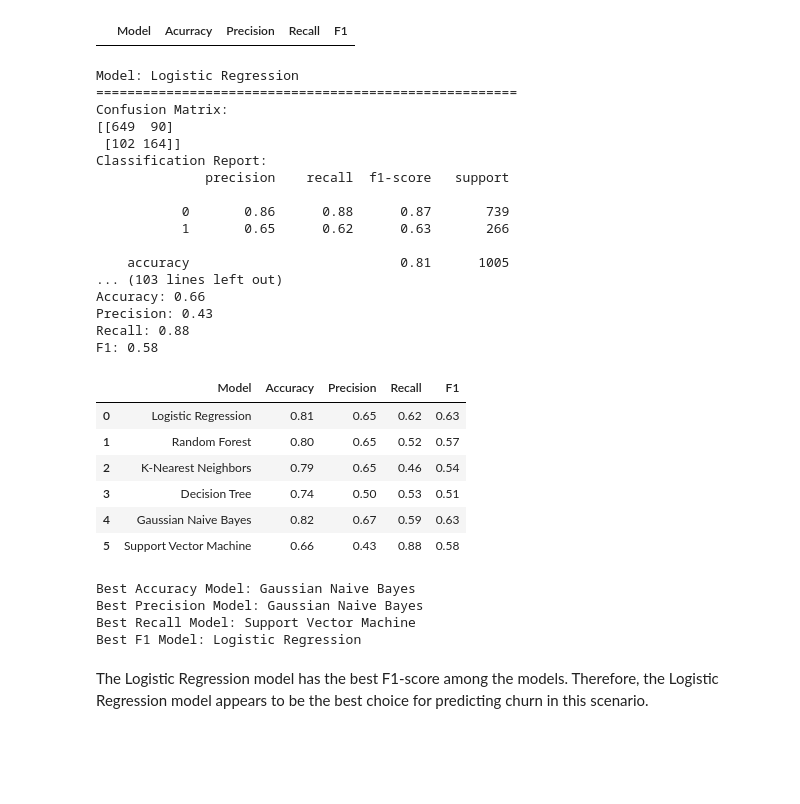
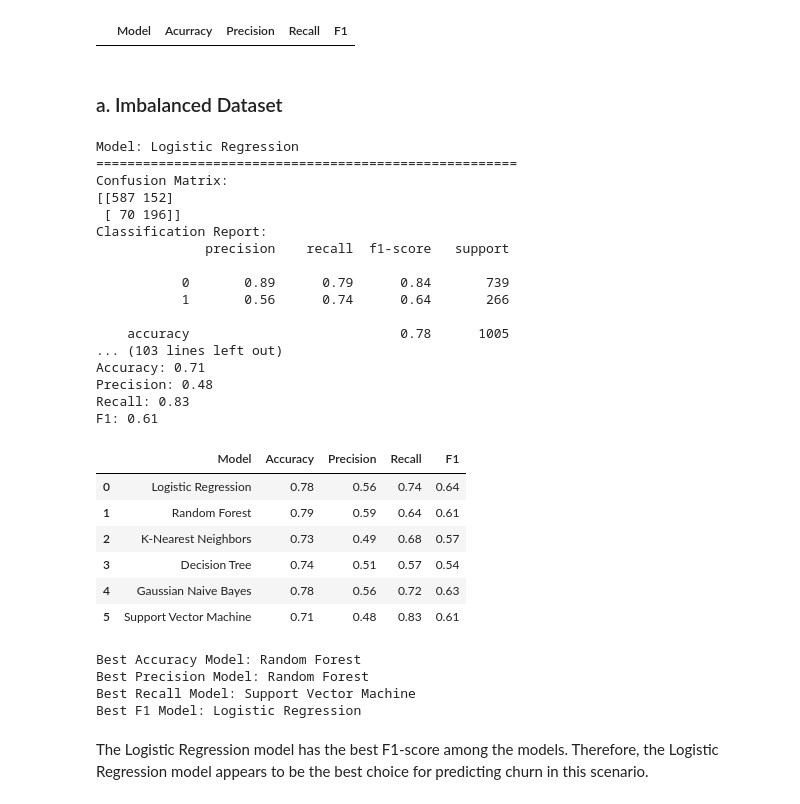
Before and after one commit to rasmodev/Customer-Churn-Prediction-Machine-Learning-Classification-Project, a Jupyter notebook: Classification_Telco_customer_churn.ipynb, the cells around one changed output. Saved outputs shown, nothing was run; the diff lists cells and outputs as text; code cells hidden in the pictures; blank space fills up the shorter version.

```diff
--- a/Classification_Telco_customer_churn.ipynb
+++ b/Classification_Telco_customer_churn.ipynb
@@ -1443 +1452,16 @@ X_train, X_eval, y_train, y_eval = train_test_split(X, y, test_size=0.2, stratif
+# %%
+# Create an instance of the MinMaxScaler and set the feature range to (0, 1)
+mms = MinMaxScaler(feature_range=(0, 1))
+
+# Apply feature scaling to the training features (X_train)
+Xtrain = mms.fit_transform(X_train)
+
+# Apply feature scaling to the evaluation features (X_eval)
+Xeval = mms.fit_transform(X_eval)
+
+# Convert the scaled training features back into a DataFrame
+Xtrain = pd.DataFrame(X_train)
+
+# Convert the scaled evaluation features back into a DataFrame
+Xeval = pd.DataFrame(X_eval)
 # %% [markdown]
@@ -1447,7 +1471,7 @@ X_train, X_eval, y_train, y_eval = train_test_split(X, y, test_size=0.2, stratif
 smote = SMOTE(random_state=42)
 
 # Apply SMOTE to balance the data
-X_train_balanced, y_train_balanced = smote.fit_resample(X_train, y_train)
+X_train_balanced, y_train_balanced = smote.fit_resample(Xtrain, y_train)
 # %%
 # Count the occurrences of each class in the balanced dataset
 class_counts = y_train_balanced.value_counts()
@@ -1513,14 +1520,18 @@ gb = GradientBoostingClassifier()
 
 # Gaussian Naive Bayes
 nb = GaussianNB()
+# %% [markdown]
+### a. Imbalanced Dataset
 # %%
 Results = pd.DataFrame(columns=['Model', 'Accuracy', 'Precision', 'Recall', 'F1'])
+
+# List of model names
 models = ['Logistic Regression', 'Random Forest', 'K-Nearest Neighbors', 'Decision Tree',
           'Gaussian Naive Bayes', 'Support Vector Machine']
 
 for model_name, model in zip(models, [lr, rf, knn, dt, gb, nb]):
-    model.fit(X_train, y_train)
-    y_pred = model.predict(X_eval)
+    model.fit(X_train_balanced, y_train_balanced)
+    y_pred = model.predict(Xeval)
 
     print('Model:', model_name)
     print('===' * 18)
@@ -1529,48 +1540,52 @@ for model_name, model in zip(models, [lr, rf, knn, dt, gb, nb]):
     print(confusion_matrix(y_eval, y_pred))
     print('Classification Report:'),
     print(classification_report(y_eval, y_pred))
     print('Accuracy:', round(accuracy_score(y_eval, y_pred), 2))
     print('Precision:', round(precision_score(y_eval, y_pred), 2))
     print('Recall:', round(recall_score(y_eval, y_pred), 2))
     print('F1:', round(f1_score(y_eval, y_pred), 2))
     print()
 
+
+    # Create a dictionary with the model name and the evaluation results
     R = {
         'Model': model_name,
         'Accuracy': round(accuracy_score(y_eval, y_pred), 2),
         'Precision': round(precision_score(y_eval, y_pred), 2),
         'Recall': round(recall_score(y_eval, y_pred), 2),
         'F1': round(f1_score(y_eval, y_pred), 2)
     }
+
+    # Append the results to the DataFrame
     Results = Results.append(R, ignore_index=True)
 
 # Print the results
 Results
 # %% [output]
 Model: Logistic Regression
 ======================================================
 Confusion Matrix:
-[[649  90]
- [102 164]]
+[[587 152]
+ [ 70 196]]
 Classification Report:
               precision    recall  f1-score   support
 
-           0       0.86      0.88      0.87       739
-           1       0.65      0.62      0.63       266
+           0       0.89      0.79      0.84       739
+           1       0.56      0.74      0.64       266
 
-    accuracy                           0.81      1005
+    accuracy                           0.78      1005
 ... (103 lines left out)
-Accuracy: 0.66
-Precision: 0.43
-Recall: 0.88
-F1: 0.58
+Accuracy: 0.71
+Precision: 0.48
+Recall: 0.83
+F1: 0.61
 |  | Model | Accuracy | Precision | Recall | F1 |
-| 0 | Logistic Regression | 0.81 | 0.65 | 0.62 | 0.63 |
-| 1 | Random Forest | 0.80 | 0.65 | 0.52 | 0.57 |
-| 2 | K-Nearest Neighbors | 0.79 | 0.65 | 0.46 | 0.54 |
-| 3 | Decision Tree | 0.74 | 0.50 | 0.53 | 0.51 |
-| 4 | Gaussian Naive Bayes | 0.82 | 0.67 | 0.59 | 0.63 |
-| 5 | Support Vector Machine | 0.66 | 0.43 | 0.88 | 0.58 |
+| 0 | Logistic Regression | 0.78 | 0.56 | 0.74 | 0.64 |
+| 1 | Random Forest | 0.79 | 0.59 | 0.64 | 0.61 |
+| 2 | K-Nearest Neighbors | 0.73 | 0.49 | 0.68 | 0.57 |
+| 3 | Decision Tree | 0.74 | 0.51 | 0.57 | 0.54 |
+| 4 | Gaussian Naive Bayes | 0.78 | 0.56 | 0.72 | 0.63 |
+| 5 | Support Vector Machine | 0.71 | 0.48 | 0.83 | 0.61 |
 # %%
 # Convert columns to float type
 Results['Accuracy'] = Results['Accuracy'].astype(float)
@@ -1591,8 +1606,8 @@ print("Best Precision Model:", Results.loc[max_precision]['Model'])
 print("Best Recall Model:", Results.loc[max_recall]['Model'])
 print("Best F1 Model:", Results.loc[max_f1]['Model'])
 # %% [output]
-Best Accuracy Model: Gaussian Naive Bayes
-Best Precision Model: Gaussian Naive Bayes
+Best Accuracy Model: Random Forest
+Best Precision Model: Random Forest
 Best Recall Model: Support Vector Machine
 Best F1 Model: Logistic Regression
 # %% [markdown]
```
Also changed, not shown: parts of 23 cells of this notebook, 3 other files.
